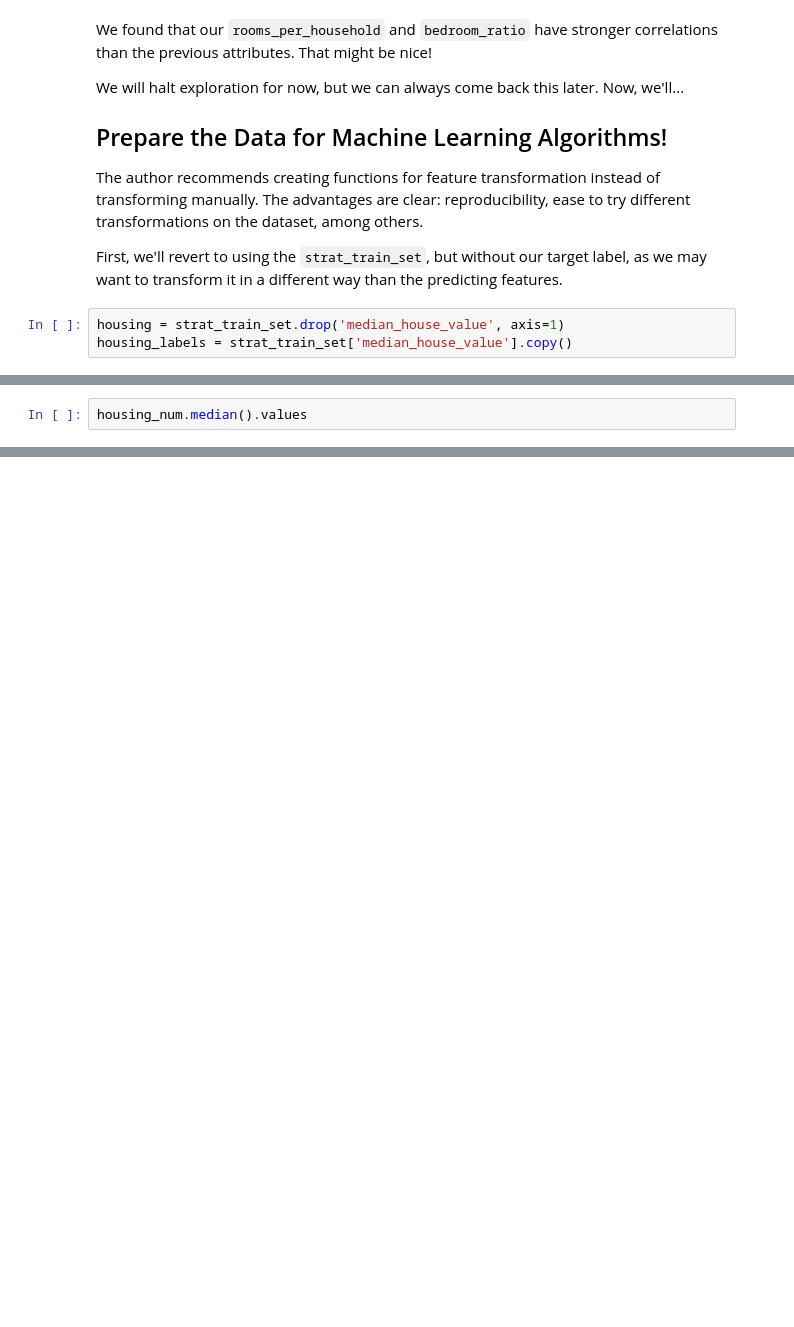
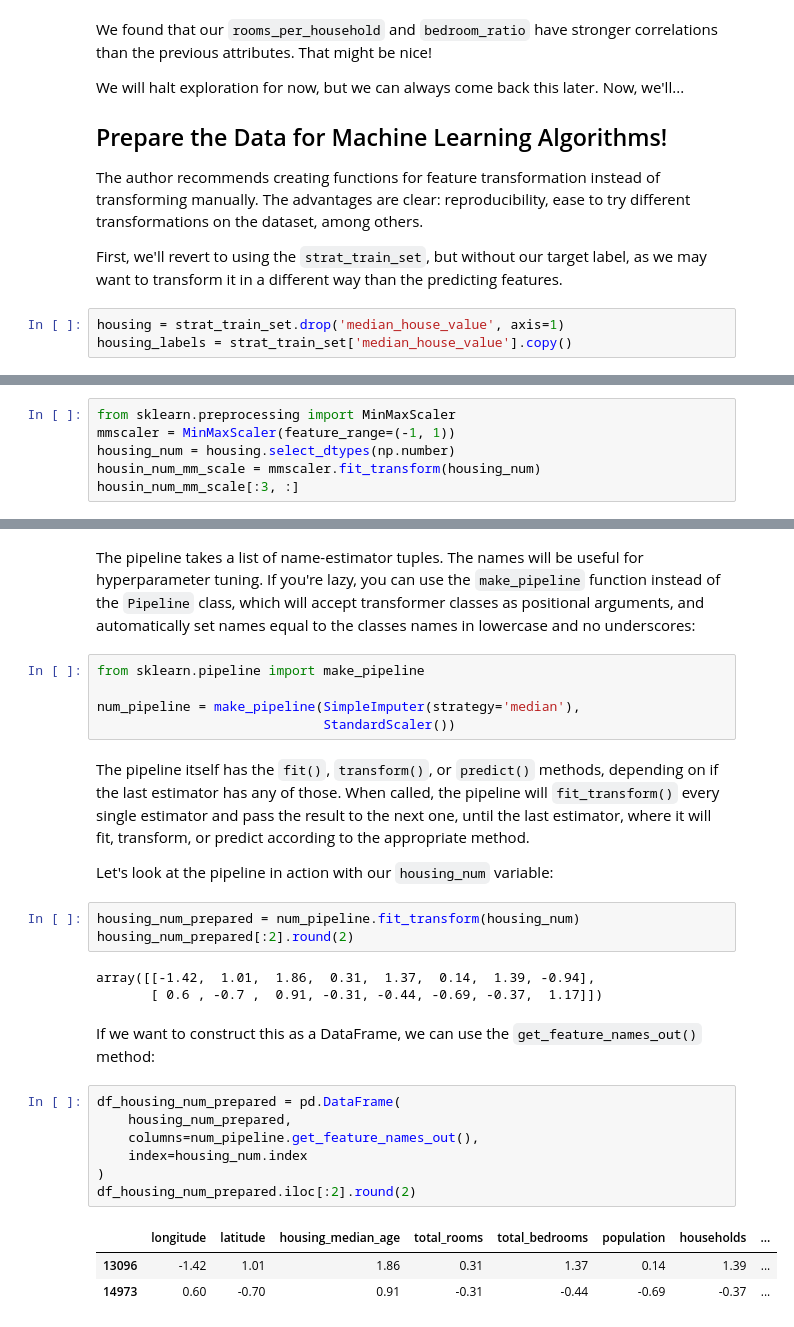
Before and after one commit to guinbraga/Hands-On-Machine-Learning-with-Scikit-Learn-and-Pytorch, a Jupyter notebook: 2-end_to_end_machine_learning_project/2-end_to_end_machine_learning_project.ipynb, the cells around one changed output, grey strips where cells are left out. Cells and saved outputs as stored; diff of their text form; blank space fills up the shorter version.

```diff
--- a/2-end_to_end_machine_learning_project/2-end_to_end_machine_learning_project.ipynb
+++ b/2-end_to_end_machine_learning_project/2-end_to_end_machine_learning_project.ipynb
@@ -445,3 +556,7 @@ array([-118.51  ,   34.26  ,   29.    , 2125.    ,  434.    , 1167.    ,
 # %%
-housing_num.median().values
+from sklearn.preprocessing import MinMaxScaler
+mmscaler = MinMaxScaler(feature_range=(-1, 1))
+housing_num = housing.select_dtypes(np.number)
+housin_num_mm_scale = mmscaler.fit_transform(housing_num)
+housin_num_mm_scale[:3, :]
 # %% [output]
@@ -514,0 +673,43 @@ suffix (such as `statistics_`)
+# %% [markdown]
+The pipeline takes a list of name-estimator tuples.
+The names will be useful for hyperparameter tuning.
+If you're lazy, you can use the `make_pipeline`
+function instead of the `Pipeline` class, which
+will accept transformer classes as positional
+arguments, and automatically set names equal to the
+classes names in lowercase and no underscores:
+# %%
+from sklearn.pipeline import make_pipeline
+
+num_pipeline = make_pipeline(SimpleImputer(strategy='median'),
+                             StandardScaler())
+# %% [markdown]
+The pipeline itself has the `fit()`, `transform()`, or
+`predict()` methods, depending on if the last estimator
+has any of those. When called, the pipeline will `fit_transform()`
+every single estimator and pass the result to the next one,
+until the last estimator, where it will fit, transform, or predict
+according to the appropriate method.
+
+Let's look at the pipeline in action with our `housing_num`
+variable:
+# %%
+housing_num_prepared = num_pipeline.fit_transform(housing_num)
+housing_num_prepared[:2].round(2)
+# %% [output]
+array([[-1.42,  1.01,  1.86,  0.31,  1.37,  0.14,  1.39, -0.94],
+       [ 0.6 , -0.7 ,  0.91, -0.31, -0.44, -0.69, -0.37,  1.17]])
+# %% [markdown]
+If we want to construct this as a DataFrame, we can use
+the `get_feature_names_out()` method:
+# %%
+df_housing_num_prepared = pd.DataFrame(
+    housing_num_prepared,
+    columns=num_pipeline.get_feature_names_out(),
+    index=housing_num.index
+)
+df_housing_num_prepared.iloc[:2].round(2)
+# %% [output]
+|  | longitude | latitude | housing_median_age | total_rooms | total_bedrooms | population | households | ... |
+| 13096 | -1.42 | 1.01 | 1.86 | 0.31 | 1.37 | 0.14 | 1.39 | ... |
+| 14973 | 0.60 | -0.70 | 0.91 | -0.31 | -0.44 | -0.69 | -0.37 | ... |
```
Also changed, not shown: parts of 51 cells of this notebook, 1 other file.
